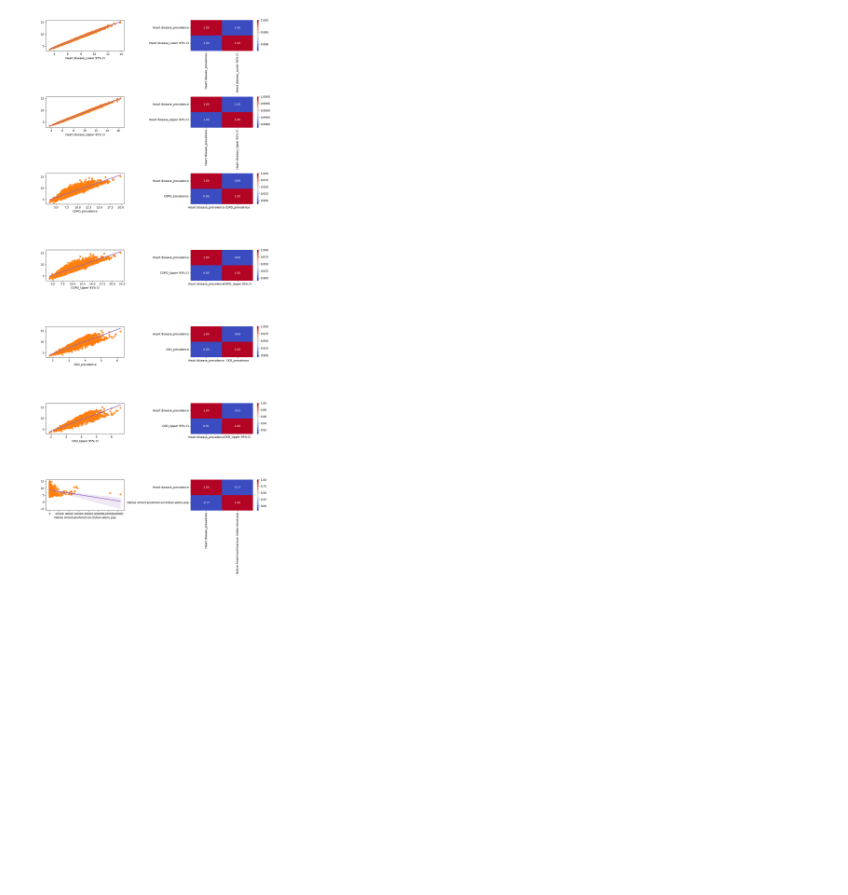
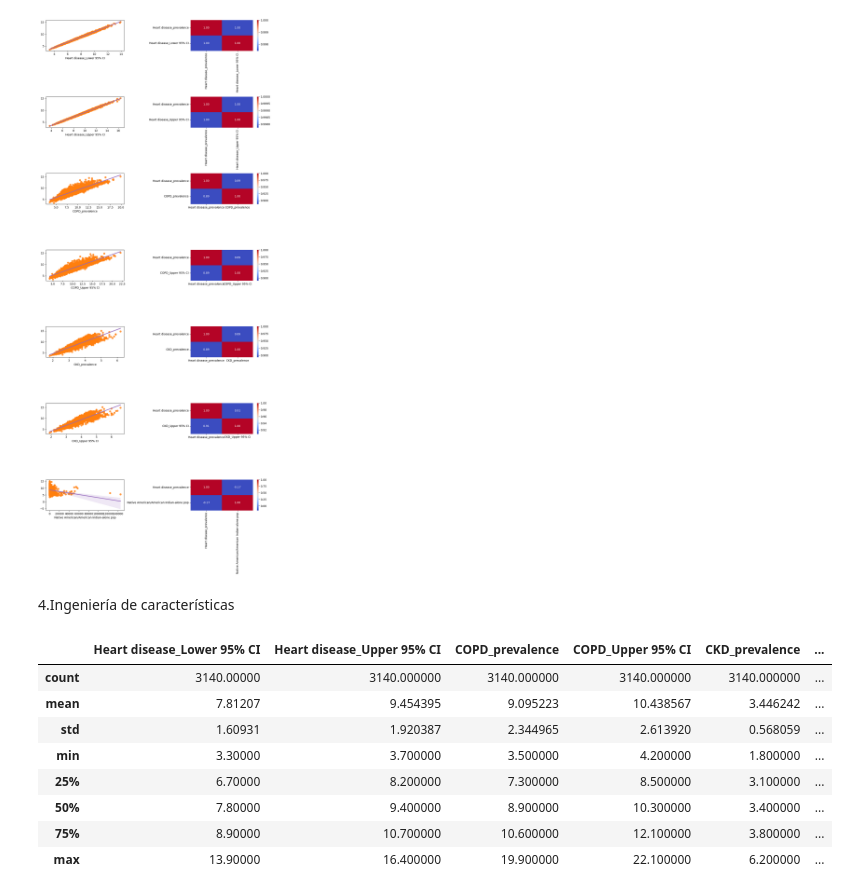
Before and after one commit to Eleiny9/machine-learning-python-recursos-salud, a Jupyter notebook: src/explore.ipynb, the cells around one changed output. Saved outputs shown, nothing was run; the diff lists cells and outputs as text; code cells hidden in the pictures; blank space fills up the shorter version.

```diff
--- a/src/explore.ipynb
+++ b/src/explore.ipynb
@@ -194,2 +194,16 @@ plt.show()
 # %% [output]
 [figure]
+# %% [markdown]
+4.Ingeniería de características
+# %%
+data_mod.describe()
+# %% [output]
+|  | Heart disease_Lower 95% CI | Heart disease_Upper 95% CI | COPD_prevalence | COPD_Upper 95% CI | CKD_prevalence | ... |
+| count | 3140.00000 | 3140.000000 | 3140.000000 | 3140.000000 | 3140.000000 | ... |
+| mean | 7.81207 | 9.454395 | 9.095223 | 10.438567 | 3.446242 | ... |
+| std | 1.60931 | 1.920387 | 2.344965 | 2.613920 | 0.568059 | ... |
+| min | 3.30000 | 3.700000 | 3.500000 | 4.200000 | 1.800000 | ... |
+| 25% | 6.70000 | 8.200000 | 7.300000 | 8.500000 | 3.100000 | ... |
+| 50% | 7.80000 | 9.400000 | 8.900000 | 10.300000 | 3.400000 | ... |
+| 75% | 8.90000 | 10.700000 | 10.600000 | 12.100000 | 3.800000 | ... |
+| max | 13.90000 | 16.400000 | 19.900000 | 22.100000 | 6.200000 | ... |
```
Also changed, not shown: parts of 29 cells of this notebook.
